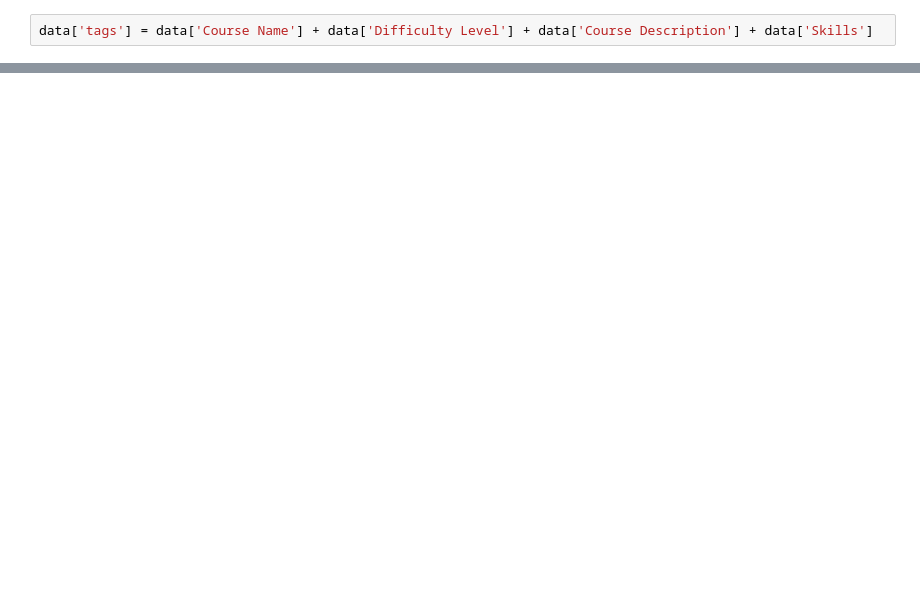
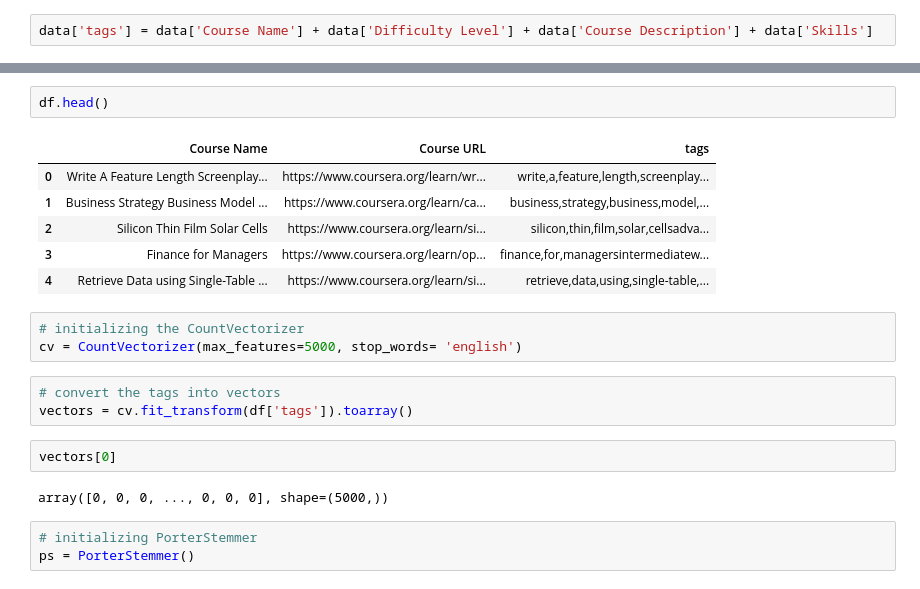
Before and after one commit to shafnybuilds/course-recommendation-system, a Jupyter notebook: main.ipynb, the cells around one changed output, grey strips where cells are left out. Drawn from its saved outputs; the diff is of its cells as text; blank space fills up the shorter version.

```diff
--- a/main.ipynb
+++ b/main.ipynb
@@ -104,0 +161,22 @@ data['tags'].iloc[0]
+# %%
+df.head()
+# %% [output]
+|  | Course Name | Course URL | tags |
+| 0 | Write A Feature Length Screenplay... | https://www.coursera.org/learn/wr... | write,a,feature,length,screenplay... |
+| 1 | Business Strategy Business Model ... | https://www.coursera.org/learn/ca... | business,strategy,business,model,... |
+| 2 | Silicon Thin Film Solar Cells | https://www.coursera.org/learn/si... | silicon,thin,film,solar,cellsadva... |
+| 3 | Finance for Managers | https://www.coursera.org/learn/op... | finance,for,managersintermediatew... |
+| 4 | Retrieve Data using Single-Table ... | https://www.coursera.org/learn/si... | retrieve,data,using,single-table,... |
+# %%
+# initializing the CountVectorizer
+cv = CountVectorizer(max_features=5000, stop_words= 'english')
+# %%
+# convert the tags into vectors
+vectors = cv.fit_transform(df['tags']).toarray()
+# %%
+vectors[0]
+# %% [output]
+array([0, 0, 0, ..., 0, 0, 0], shape=(5000,))
+# %%
+# initializing PorterStemmer
+ps = PorterStemmer()
```
Also changed, not shown: parts of 23 cells of this notebook, 4 other files.
